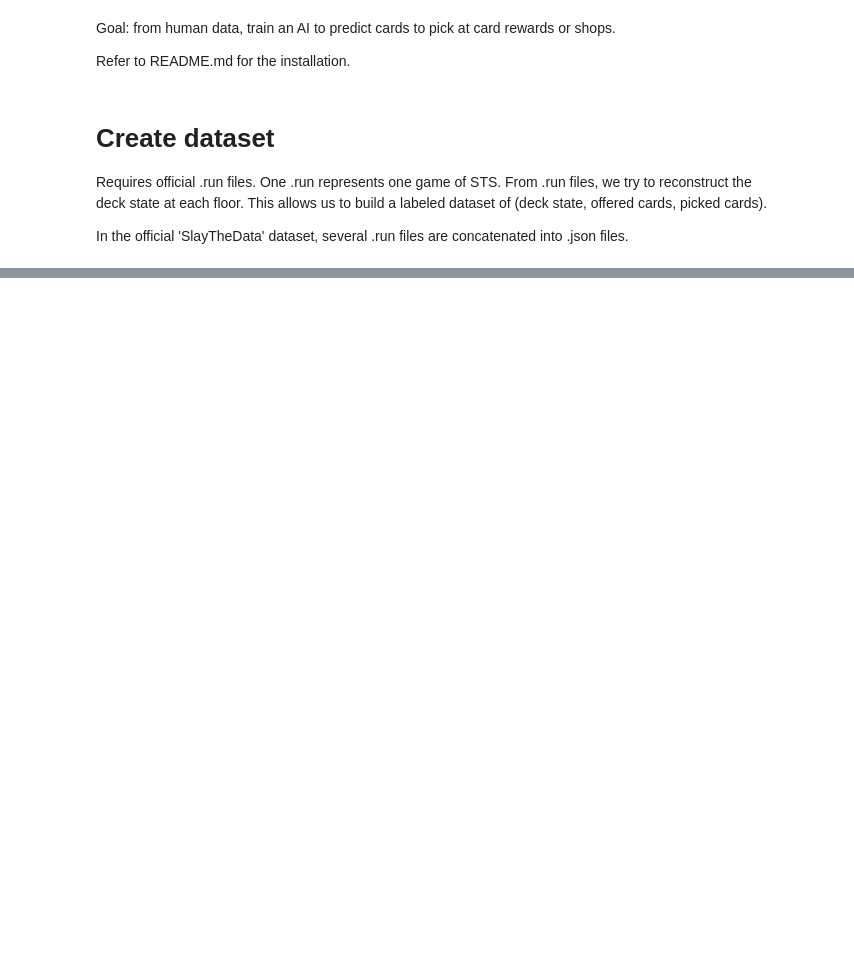
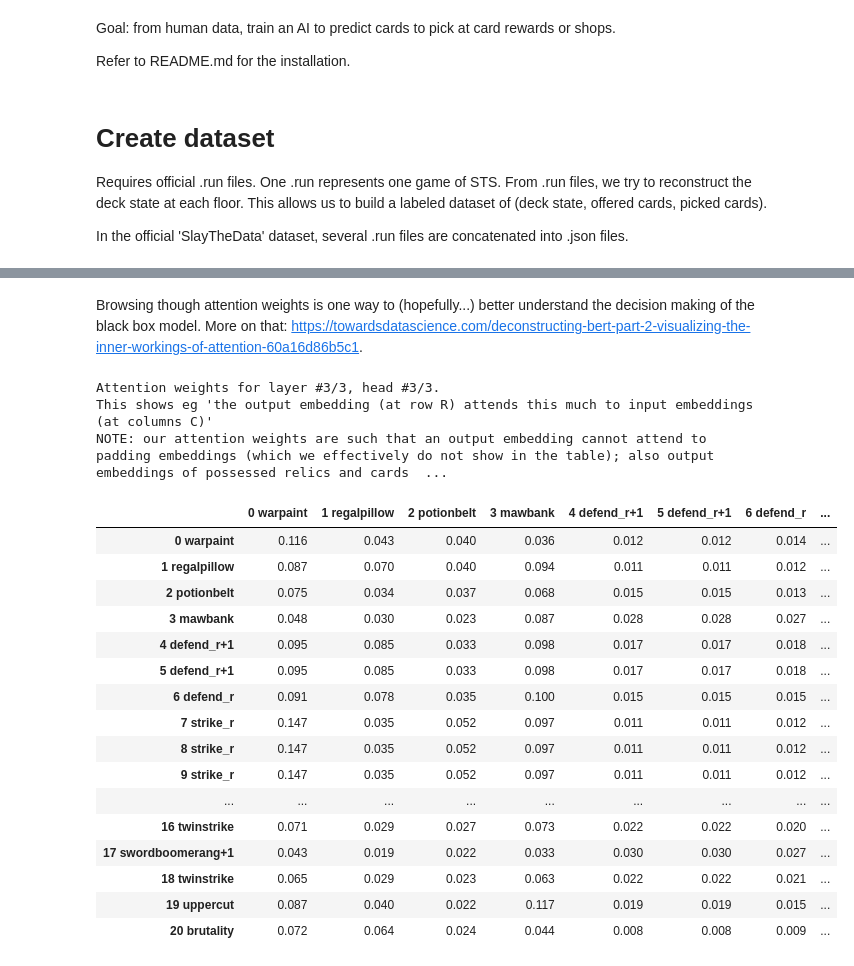
Before and after one commit to lgerrets/sts_card_picker, a Jupyter notebook: main.ipynb, the cells around one changed output, grey strips where cells are left out. Cells and saved outputs as stored; diff of their text form; code cells hidden in the pictures; blank space fills up the shorter version.

```diff
--- a/main.ipynb
+++ b/main.ipynb
@@ -30,0 +51,11 @@ model_name = "2023-02-02-21-40-52_blocks4-256_split0.8"
+# %%
+import os
+import json
+
+from sts_ml.train import Model, TRAINING_DIR, load_datasets, PARAMS_FILENAME
+from sts_ml.infer import plot_training_metrics, generate_metrics
+
+model_name = "2023-02-02-21-40-52_blocks4-256_split0.8_relics"
+
+training_dir = os.path.join(TRAINING_DIR, model_name)
+model = Model.load_model(training_dir, ckpt=1728)
@@ -47,0 +207,25 @@ plot_training_metrics(model_name)
+# %% [markdown]
+Browsing though attention weights is one way to (hopefully...) better understand the decision making of the black box model. More on that: https://towardsdatascience.com/deconstructing-bert-part-2-visualizing-the-inner-workings-of-attention-60a16d86b5c1.
+# %%
+model.get_attn_weights(3, 3)
+# %% [output]
+Attention weights for layer #3/3, head #3/3.
+This shows eg 'the output embedding (at row R) attends this much to input embeddings (at columns C)'
+NOTE: our attention weights are such that an output embedding cannot attend to padding embeddings (which we effectively do not show in the table); also output embeddings of possessed relics and cards  ...
+|  | 0 warpaint | 1 regalpillow | 2 potionbelt | 3 mawbank | 4 defend_r+1 | 5 defend_r+1 | 6 defend_r | ... |
+| 0 warpaint | 0.116 | 0.043 | 0.040 | 0.036 | 0.012 | 0.012 | 0.014 | ... |
+| 1 regalpillow | 0.087 | 0.070 | 0.040 | 0.094 | 0.011 | 0.011 | 0.012 | ... |
+| 2 potionbelt | 0.075 | 0.034 | 0.037 | 0.068 | 0.015 | 0.015 | 0.013 | ... |
+| 3 mawbank | 0.048 | 0.030 | 0.023 | 0.087 | 0.028 | 0.028 | 0.027 | ... |
+| 4 defend_r+1 | 0.095 | 0.085 | 0.033 | 0.098 | 0.017 | 0.017 | 0.018 | ... |
+| 5 defend_r+1 | 0.095 | 0.085 | 0.033 | 0.098 | 0.017 | 0.017 | 0.018 | ... |
+| 6 defend_r | 0.091 | 0.078 | 0.035 | 0.100 | 0.015 | 0.015 | 0.015 | ... |
+| 7 strike_r | 0.147 | 0.035 | 0.052 | 0.097 | 0.011 | 0.011 | 0.012 | ... |
+| 8 strike_r | 0.147 | 0.035 | 0.052 | 0.097 | 0.011 | 0.011 | 0.012 | ... |
+| 9 strike_r | 0.147 | 0.035 | 0.052 | 0.097 | 0.011 | 0.011 | 0.012 | ... |
+| ... | ... | ... | ... | ... | ... | ... | ... | ... |
+| 16 twinstrike | 0.071 | 0.029 | 0.027 | 0.073 | 0.022 | 0.022 | 0.020 | ... |
+| 17 swordboomerang+1 | 0.043 | 0.019 | 0.022 | 0.033 | 0.030 | 0.030 | 0.027 | ... |
+| 18 twinstrike | 0.065 | 0.029 | 0.023 | 0.063 | 0.022 | 0.022 | 0.021 | ... |
+| 19 uppercut | 0.087 | 0.040 | 0.022 | 0.117 | 0.019 | 0.019 | 0.015 | ... |
+| 20 brutality | 0.072 | 0.064 | 0.024 | 0.044 | 0.008 | 0.008 | 0.009 | ... |
```
Also changed, not shown: parts of 14 cells of this notebook, 9 other files.
